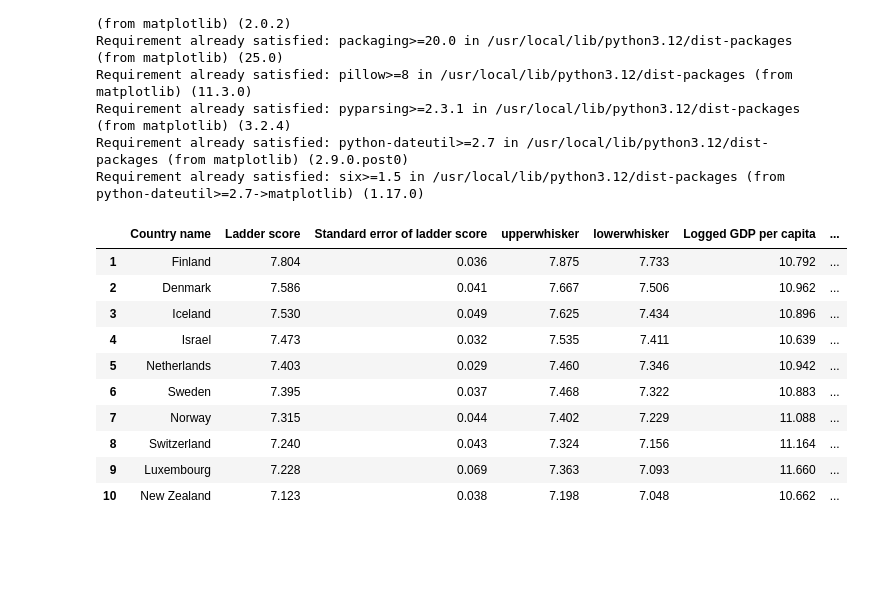
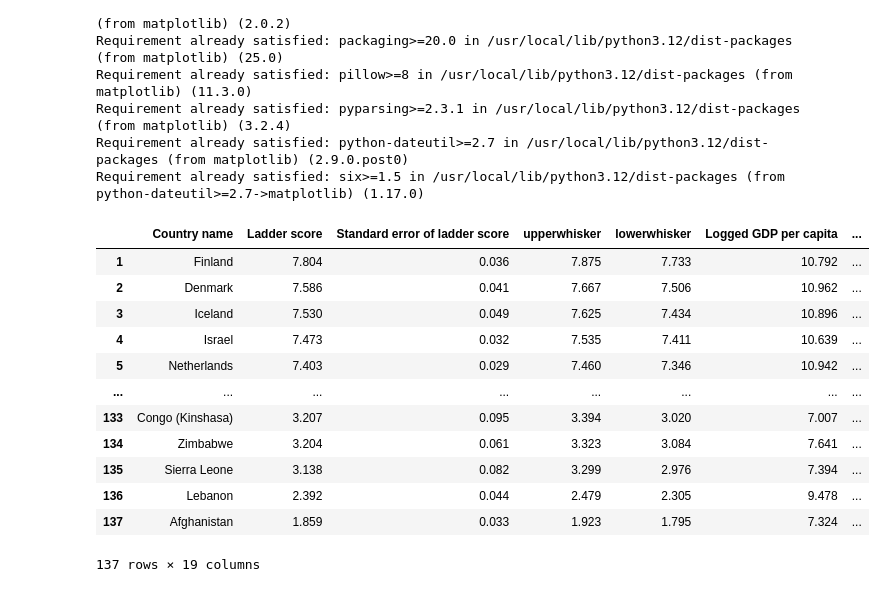
Before and after one commit to Neeschal1/Plotty, a Jupyter notebook: Mini_project.ipynb, the cells around one changed output. Saved outputs shown, nothing was run; the diff lists cells and outputs as text; code cells hidden in the pictures; blank space fills up the shorter version.

```diff
--- a/Mini_project.ipynb
+++ b/Mini_project.ipynb
@@ -26,20 +26,22 @@ Requirement already satisfied: six>=1.5 in /usr/local/lib/python3.12/dist-packag
 # %%
 import pandas as pd
 import numpy as np
 import matplotlib.pyplot as plt
 
 df = pd.read_csv("/content/drive/MyDrive/Matplotlib/Projects/WHR2023.csv")
 df.index = range(1, len(df)+1)
-df.iloc[:10,:]
+df
 # %% [output]
 |  | Country name | Ladder score | Standard error of ladder score | upperwhisker | lowerwhisker | Logged GDP per capita | ... |
 | 1 | Finland | 7.804 | 0.036 | 7.875 | 7.733 | 10.792 | ... |
 | 2 | Denmark | 7.586 | 0.041 | 7.667 | 7.506 | 10.962 | ... |
 | 3 | Iceland | 7.530 | 0.049 | 7.625 | 7.434 | 10.896 | ... |
 | 4 | Israel | 7.473 | 0.032 | 7.535 | 7.411 | 10.639 | ... |
 | 5 | Netherlands | 7.403 | 0.029 | 7.460 | 7.346 | 10.942 | ... |
-| 6 | Sweden | 7.395 | 0.037 | 7.468 | 7.322 | 10.883 | ... |
-| 7 | Norway | 7.315 | 0.044 | 7.402 | 7.229 | 11.088 | ... |
-| 8 | Switzerland | 7.240 | 0.043 | 7.324 | 7.156 | 11.164 | ... |
-| 9 | Luxembourg | 7.228 | 0.069 | 7.363 | 7.093 | 11.660 | ... |
-| 10 | New Zealand | 7.123 | 0.038 | 7.198 | 7.048 | 10.662 | ... |
+| ... | ... | ... | ... | ... | ... | ... | ... |
+| 133 | Congo (Kinshasa) | 3.207 | 0.095 | 3.394 | 3.020 | 7.007 | ... |
+| 134 | Zimbabwe | 3.204 | 0.061 | 3.323 | 3.084 | 7.641 | ... |
+| 135 | Sierra Leone | 3.138 | 0.082 | 3.299 | 2.976 | 7.394 | ... |
+| 136 | Lebanon | 2.392 | 0.044 | 2.479 | 2.305 | 9.478 | ... |
+| 137 | Afghanistan | 1.859 | 0.033 | 1.923 | 1.795 | 7.324 | ... |
+137 rows × 19 columns
```
Also changed, not shown: parts of 6 cells of this notebook.
